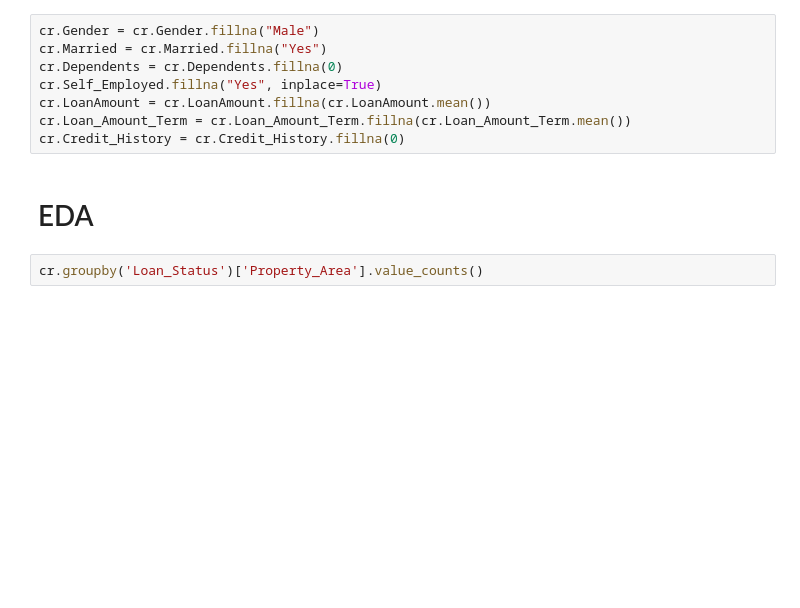
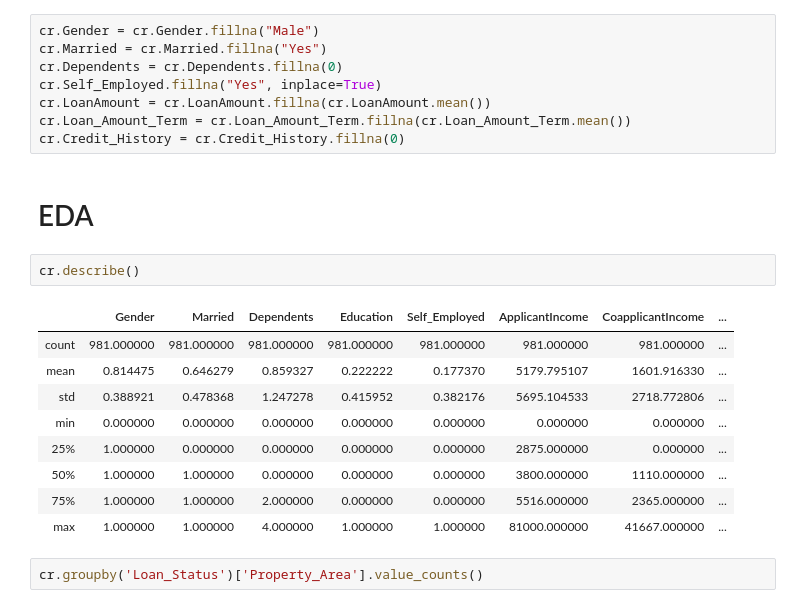
Before and after one commit to tanmayk01/Loan-Status-Prediction, a Jupyter notebook: Logistic_Regression_for_Loan_Status.ipynb, the cells around one changed output. Cells and saved outputs as stored; diff of their text form; blank space fills up the shorter version.

```diff
--- a/Logistic_Regression_for_Loan_Status.ipynb
+++ b/Logistic_Regression_for_Loan_Status.ipynb
@@ -57,6 +46,18 @@ cr.Loan_Amount_Term = cr.Loan_Amount_Term.fillna(cr.Loan_Amount_Term.mean())
 cr.Credit_History = cr.Credit_History.fillna(0)
 # %% [markdown]
 # EDA
+# %%
+cr.describe()
+# %% [output]
+|  | Gender | Married | Dependents | Education | Self_Employed | ApplicantIncome | CoapplicantIncome | ... |
+| count | 981.000000 | 981.000000 | 981.000000 | 981.000000 | 981.000000 | 981.000000 | 981.000000 | ... |
+| mean | 0.814475 | 0.646279 | 0.859327 | 0.222222 | 0.177370 | 5179.795107 | 1601.916330 | ... |
+| std | 0.388921 | 0.478368 | 1.247278 | 0.415952 | 0.382176 | 5695.104533 | 2718.772806 | ... |
+| min | 0.000000 | 0.000000 | 0.000000 | 0.000000 | 0.000000 | 0.000000 | 0.000000 | ... |
+| 25% | 1.000000 | 0.000000 | 0.000000 | 0.000000 | 0.000000 | 2875.000000 | 0.000000 | ... |
+| 50% | 1.000000 | 1.000000 | 0.000000 | 0.000000 | 0.000000 | 3800.000000 | 1110.000000 | ... |
+| 75% | 1.000000 | 1.000000 | 2.000000 | 0.000000 | 0.000000 | 5516.000000 | 2365.000000 | ... |
+| max | 1.000000 | 1.000000 | 4.000000 | 1.000000 | 1.000000 | 81000.000000 | 41667.000000 | ... |
 # %%
 cr.groupby('Loan_Status')['Property_Area'].value_counts()
 # %% [output]
```
Also changed, not shown: parts of 7 cells of this notebook.
